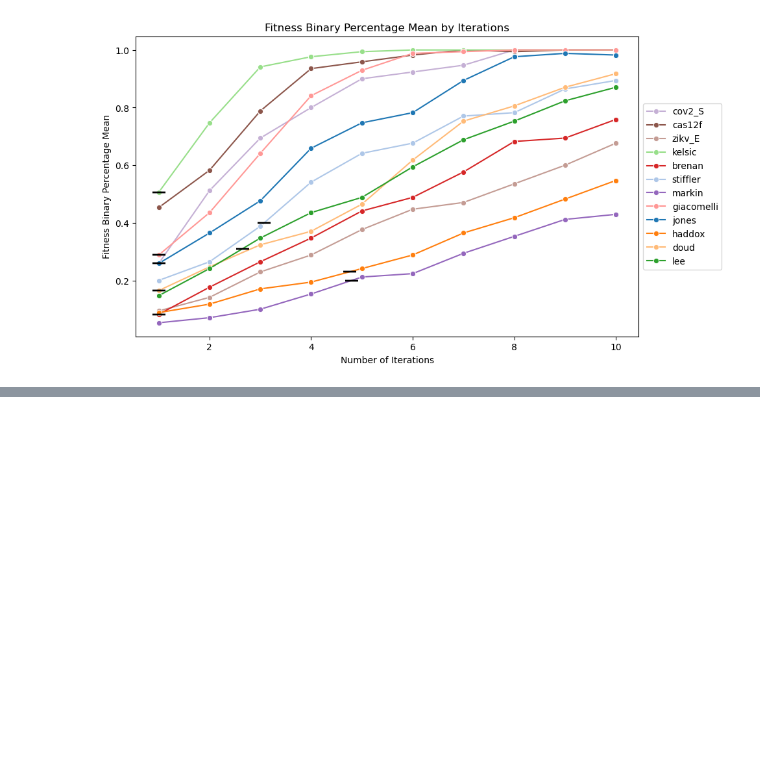
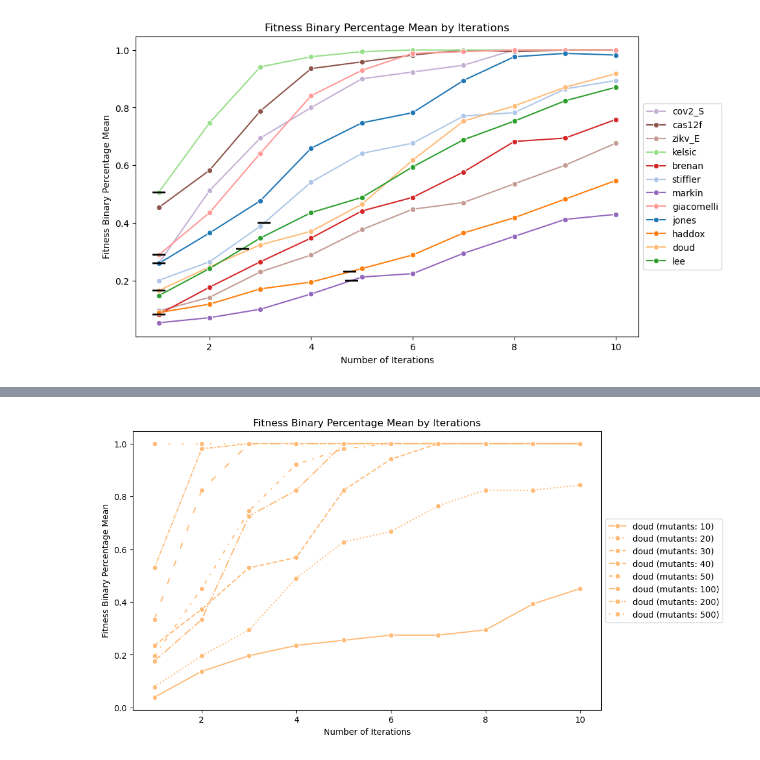
Before and after one commit to mat10d/EvolvePro, a Jupyter notebook: top-layer-metrics/across_rounds/across_rounds_new.ipynb, the cells around one changed output, grey strips where cells are left out. Cells and saved outputs as stored; diff of their text form; code cells hidden in the pictures; blank space fills up the shorter version.

```diff
--- a/top-layer-metrics/across_rounds/across_rounds_new.ipynb
+++ b/top-layer-metrics/across_rounds/across_rounds_new.ipynb
@@ -710,0 +806,4 @@ result_df_rounds.to_csv("results/result_df_rounds_15B.csv")
+# %%
+plot_round_by_round_comparison_num(result_df_num_doud, 'fitness_binary_percentage_mean')
+# %% [output]
+[figure, added]
```
Also changed, not shown: parts of 25 cells of this notebook, 28 other files.
